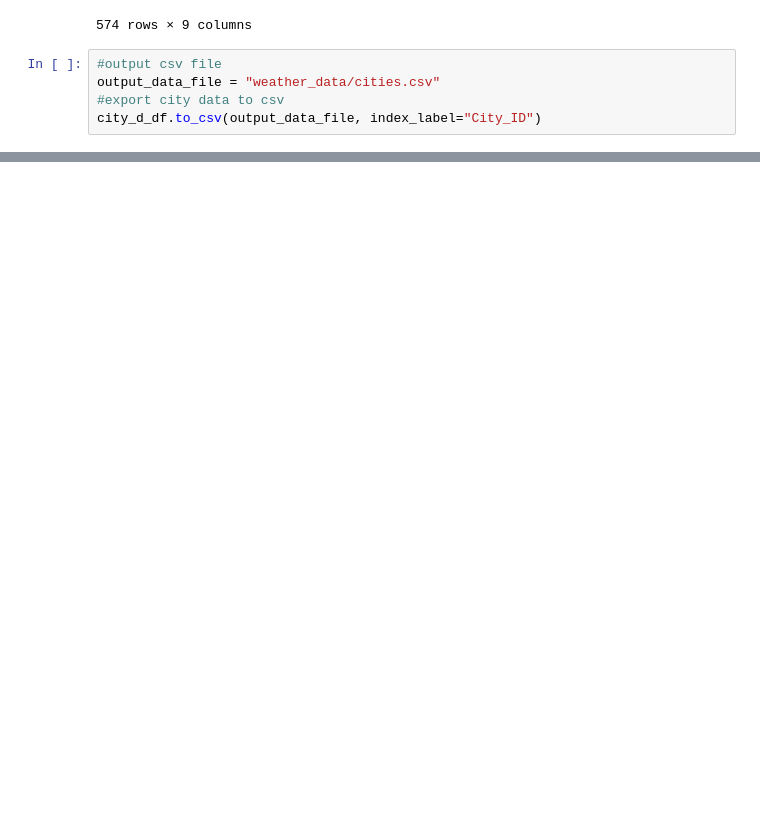
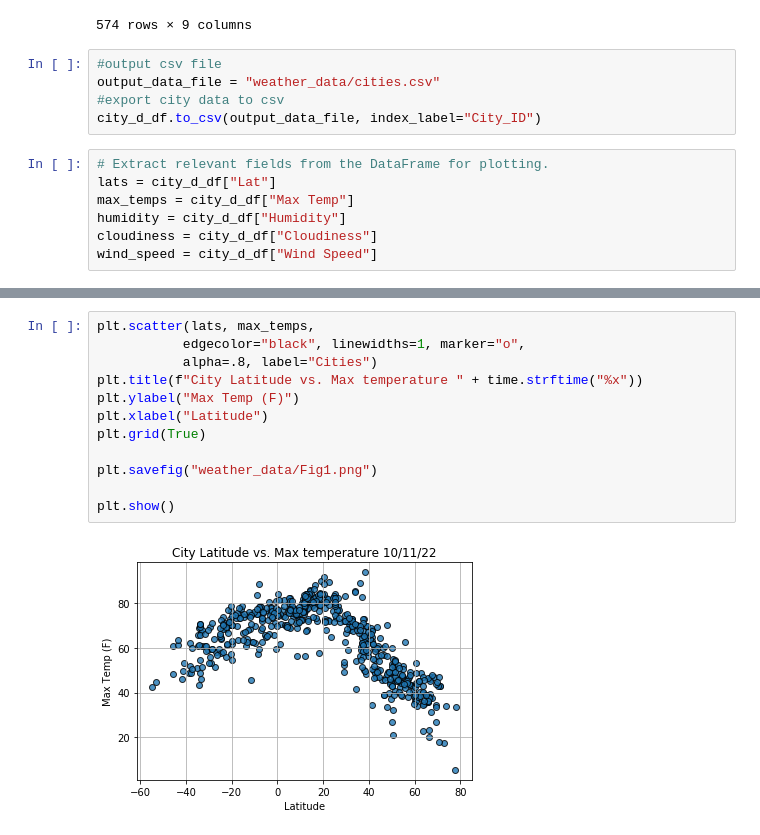
Before and after one commit to ZachOtto704/World_Weather_Analysis, a Jupyter notebook: WeatherPy.ipynb, the cells around one changed output, grey strips where cells are left out. Drawn from its saved outputs; the diff is of its cells as text; blank space fills up the shorter version.

Commit message:
Added scatterplots

```diff
--- a/WeatherPy.ipynb
+++ b/WeatherPy.ipynb
@@ -198,3 +198,10 @@ city_d_df
 output_data_file = "weather_data/cities.csv"
 #export city data to csv
 city_d_df.to_csv(output_data_file, index_label="City_ID")
+# %%
+# Extract relevant fields from the DataFrame for plotting.
+lats = city_d_df["Lat"]
+max_temps = city_d_df["Max Temp"]
+humidity = city_d_df["Humidity"]
+cloudiness = city_d_df["Cloudiness"]
+wind_speed = city_d_df["Wind Speed"]
@@ -200,0 +216,14 @@ city_d_df.to_csv(output_data_file, index_label="City_ID")
+# %%
+plt.scatter(lats, max_temps,
+           edgecolor="black", linewidths=1, marker="o",
+           alpha=.8, label="Cities")
+plt.title(f"City Latitude vs. Max temperature " + time.strftime("%x"))
+plt.ylabel("Max Temp (F)")
+plt.xlabel("Latitude")
+plt.grid(True)
+
+plt.savefig("weather_data/Fig1.png")
+
+plt.show()
+# %% [output]
+[figure, added]
```
Also changed, not shown: parts of 4 cells of this notebook.
